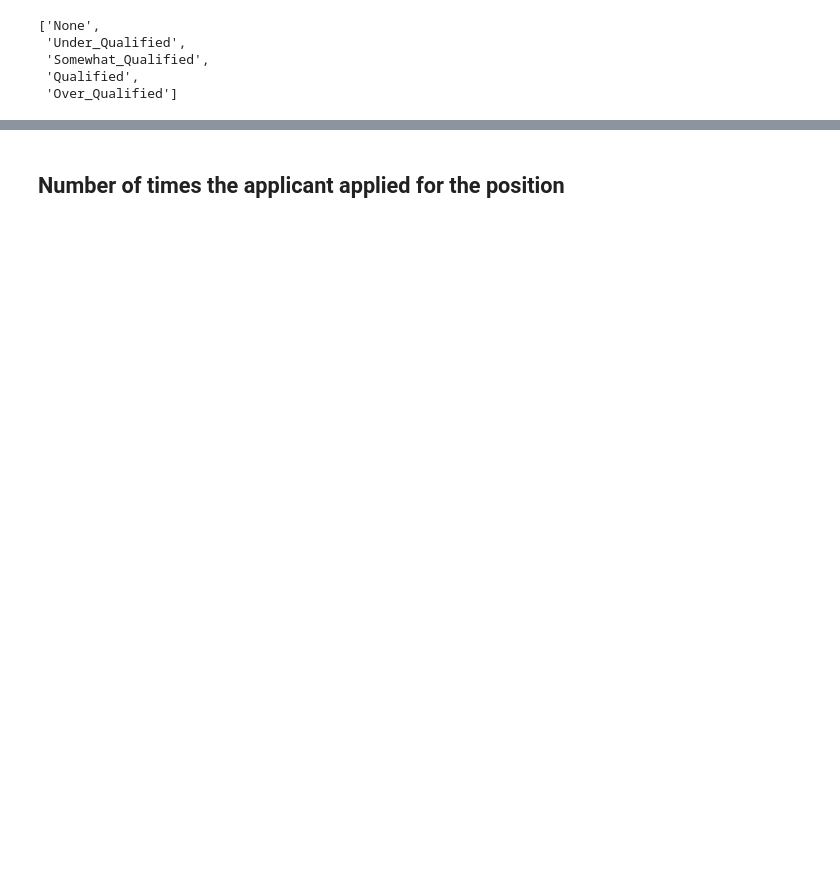
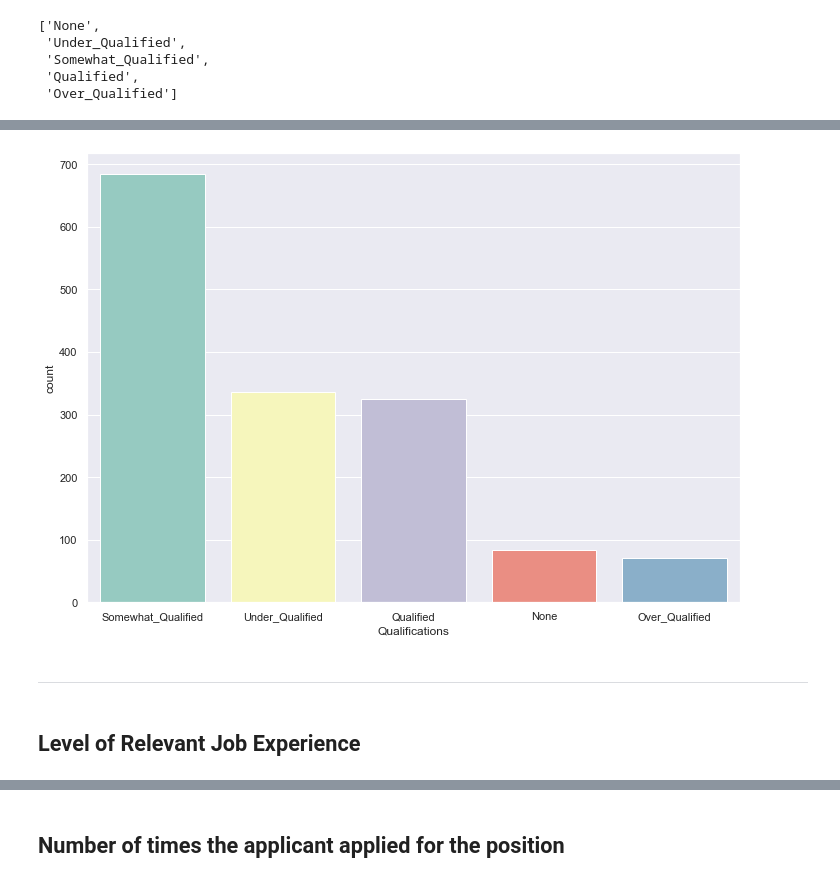
Before and after one commit to Deego88/Programming_for_Data_Analysis_Project_2020, a Jupyter notebook: Programming_for_Data_Analysis_Project_2020.ipynb, the cells around one changed output, grey strips where cells are left out. Saved outputs shown, nothing was run; the diff lists cells and outputs as text; code cells hidden in the pictures; blank space fills up the shorter version.

```diff
--- a/Programming_for_Data_Analysis_Project_2020.ipynb
+++ b/Programming_for_Data_Analysis_Project_2020.ipynb
@@ -219,0 +270,10 @@ array(['Somewhat_Qualified', 'Qualified', 'Somewhat_Qualified', ...,
+# %%
+# Controlling the graph so that it flows in descending manner [6]
+sns.countplot(x="Qualifications", data=df_1, palette="Set3", order = df_1["Qualifications"].value_counts().index)
+plt.show()
+# %% [output]
+[figure, added]
+# %% [markdown]
+***
+# %% [markdown]
+## Level of Relevant Job Experience
```
Also changed, not shown: parts of 22 cells of this notebook, 1 other file.
